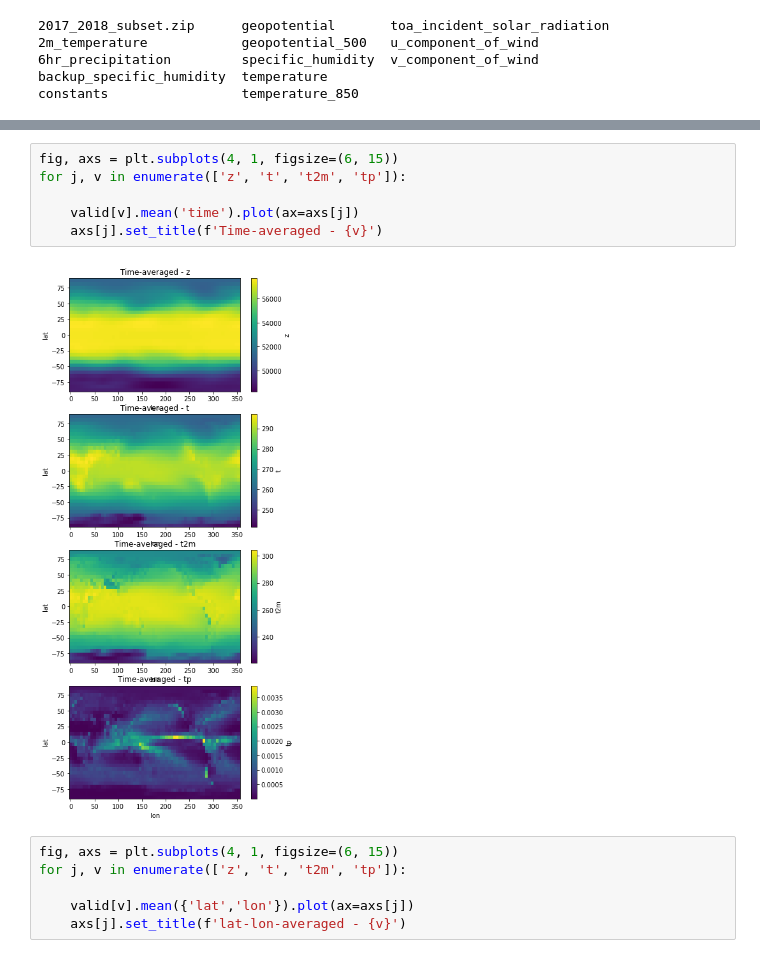
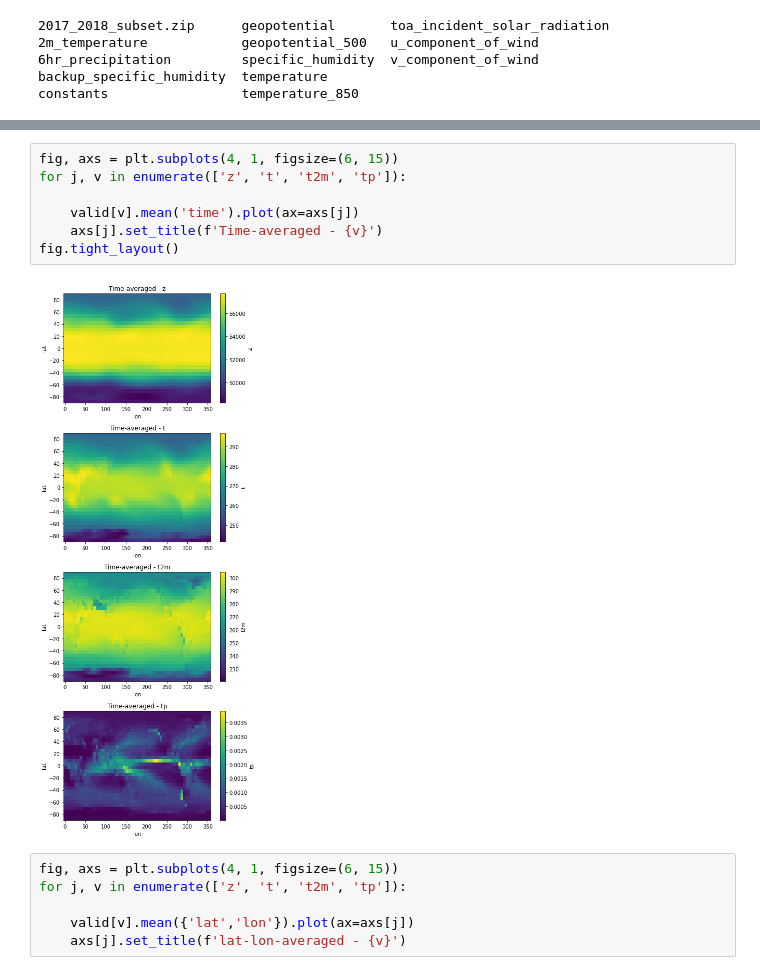
Before and after one commit to sagar-garg/WeatherBench, a Jupyter notebook: nbs_probabilistic/Data Maps.ipynb, the cells around one changed output, grey strips where cells are left out. Cells and saved outputs as stored; diff of their text form.

```diff
--- a/nbs_probabilistic/Data Maps.ipynb
+++ b/nbs_probabilistic/Data Maps.ipynb
@@ -99,11 +99,12 @@ Attributes: (0)
 # %%
 fig, axs = plt.subplots(4, 1, figsize=(6, 15))
 for j, v in enumerate(['z', 't', 't2m', 'tp']):
 
     valid[v].mean('time').plot(ax=axs[j])
     axs[j].set_title(f'Time-averaged - {v}')
+fig.tight_layout()
 # %% [output]
-[figure, old version]
+[figure, new version]
 # %%
 fig, axs = plt.subplots(4, 1, figsize=(6, 15))
 for j, v in enumerate(['z', 't', 't2m', 'tp']):
```
Also changed, not shown: parts of 7 cells of this notebook, 1 other file.
